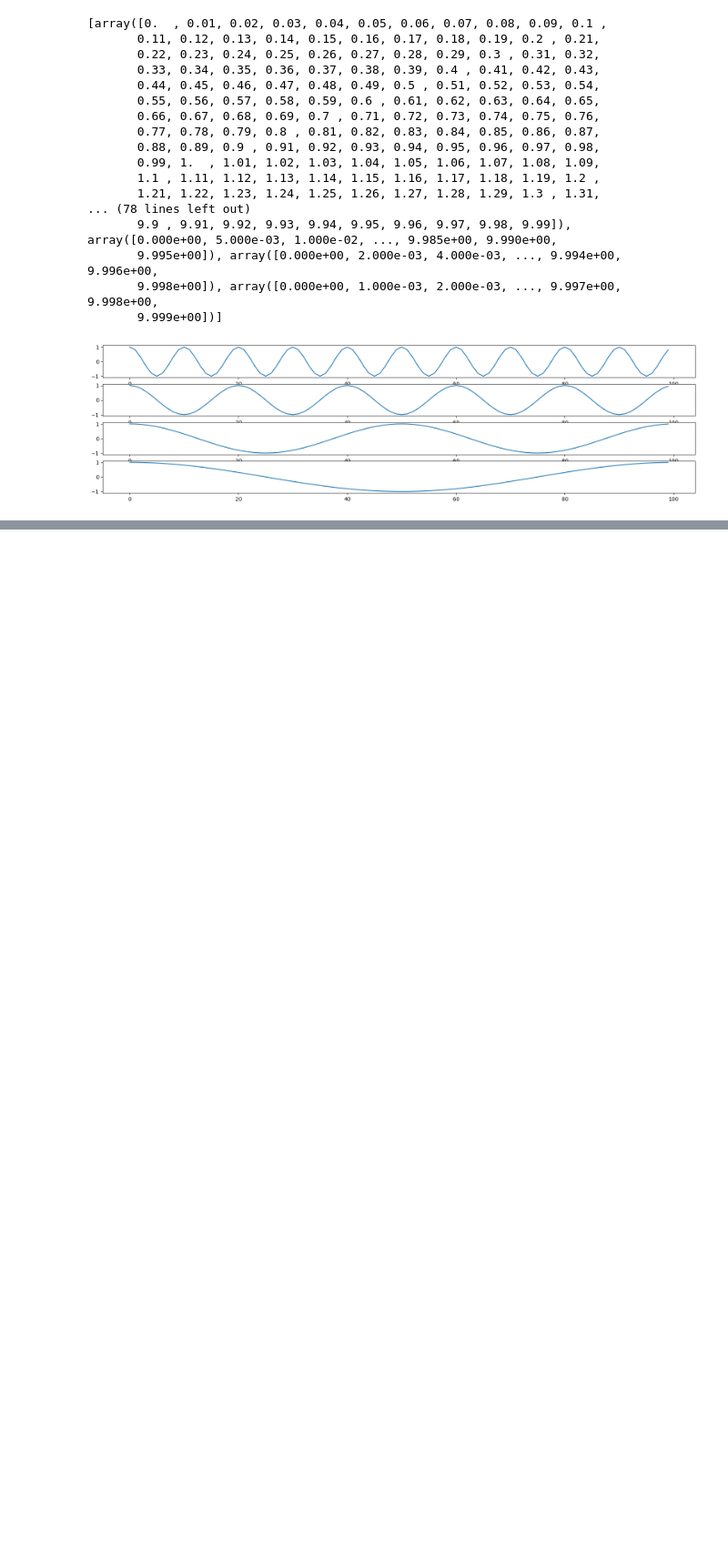
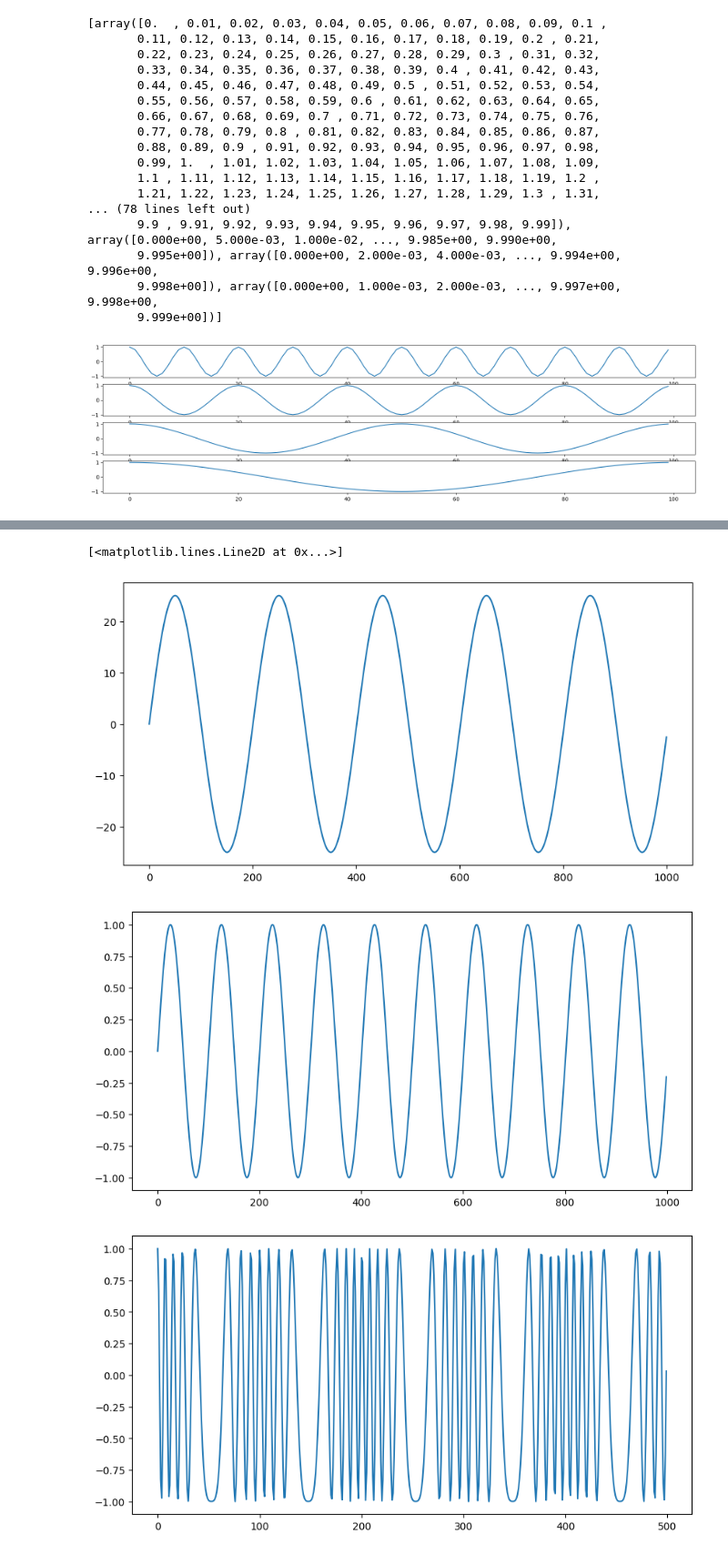
Before and after one commit to jahzeel-ulises/MODULACION, a Jupyter notebook: Modulacion.ipynb, the cells around one changed output, grey strips where cells are left out. Shown at 91% size. Saved outputs shown, nothing was run; the diff lists cells and outputs as text; code cells hidden in the pictures; blank space fills up the shorter version.

```diff
--- a/Modulacion.ipynb
+++ b/Modulacion.ipynb
@@ -321,0 +183,63 @@ plt.show()
+# %%
+import numpy as np
+from scipy.io.wavfile import write
+import time
+from matplotlib import pyplot as plt
+# Samples per second
+sps = 44100
+
+# Duration
+duration_s = 5.0
+
+# ac: amplitude of the carrier. Should be kept at 1.0 in this script
+# you would modify it if you were micing it with, or modulating other,
+# waveforms.
+
+# carrier_hz: Frequency of the carrier
+# fm_hz: Frequency of the frequency modulator
+# k_p: deviation constant
+carrier_amplitude = 1.0
+carrier_hz = 440.0
+fm_hz = 220.0
+k = 25.0
+
+# Our final waveform is going to be calculated as the cosine of carrier and
+# frequency modulated terms.
+
+# First, define our range of sample numbers
+each_sample_number = np.arange(duration_s * sps)
+
+# Create the term that create the carrier
+carrier = 2 * np.pi * each_sample_number * carrier_hz / sps
+
+# Now create the term that is the frequency modulator
+modulator = k * np.sin(2 * np.pi * each_sample_number * fm_hz / sps)
+
+# Now create the modulated waveform, and attenuate it
+waveform = np.cos(carrier + modulator)
+waveform_quiet = waveform * 0.3
+
+
+plt.figure(figsize=(10,5))
+plt.plot(modulator[:1000])
+
+plt.figure(figsize=(10,5))
+plt.plot(np.sin(carrier[:1000]))
+
+plt.figure(figsize=(10,5))
+plt.plot(waveform[:500])
+
+
+# Adjust amplitude of waveform and write the .wav file.
+# waveform_integers = np.int16(waveform_quiet * 32767)
+# write('fm-out.wav', sps, waveform_integers)
+
+# Play the waveform out the speakers
+# sd.play(waveform_quiet, sps)
+# time.sleep(duration_s)
+# sd.stop()
+# %% [output]
+[<matplotlib.lines.Line2D at 0x...>]
+[figure, added]
+[figure, added]
+[figure, added]
```
Also changed, not shown: parts of 3 cells of this notebook.
